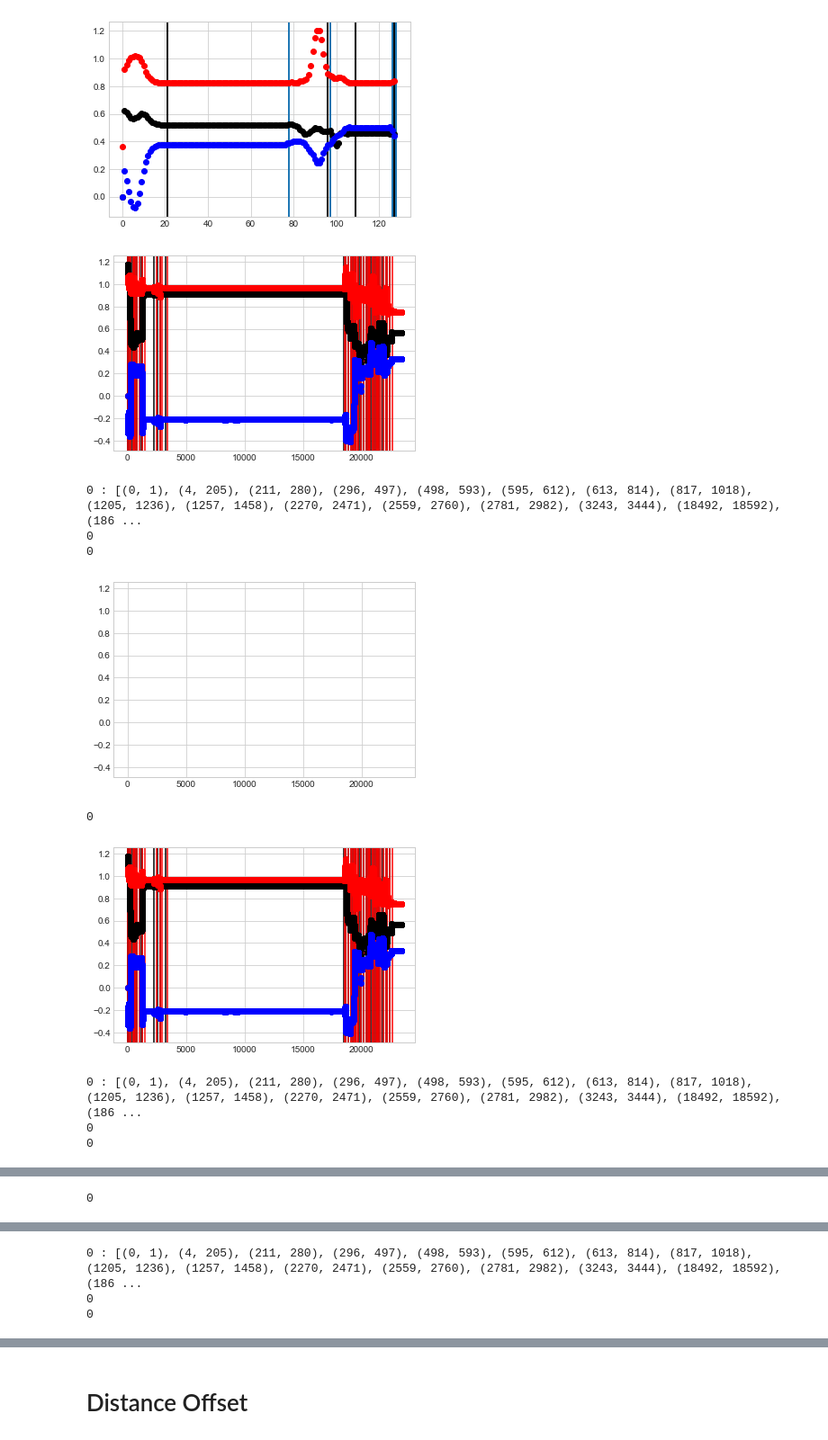
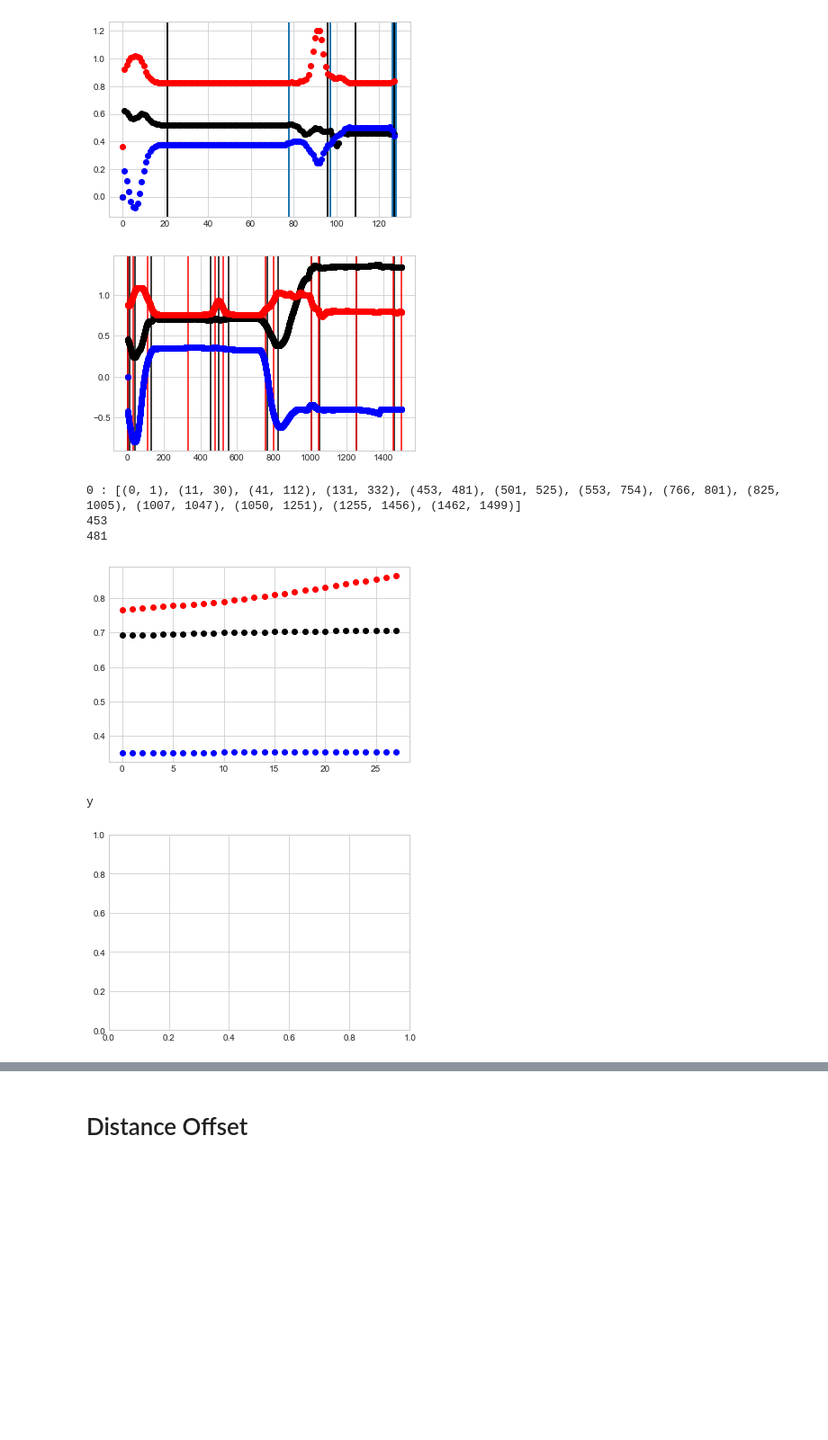
Before and after one commit to DavidMChan/FlatWorld, a Jupyter notebook: scripts/Error Analysis.ipynb, the cells around one changed output, grey strips where cells are left out. Shown at 90% size. Saved outputs shown, nothing was run; the diff lists cells and outputs as text; code cells hidden in the pictures; blank space fills up the shorter version.

```diff
--- a/scripts/Error Analysis.ipynb
+++ b/scripts/Error Analysis.ipynb
@@ -114,7 +115,12 @@ def group_data(file):
     return events
 
 p1_data = group_data(p1_file)
-print(len(p1_data))
+p2_data = group_data(p2_file)
+p3_data = group_data(p3_file)
+p4_data = group_data(p4_file)
+p5_data = group_data(p5_file)
+
+
 
 # TODO: Do something to map correctly (by hand?) to experiment conditions.
 # %% [output]
@@ -149,6 +155,9 @@ plt.plot(range(len(xs)), zs, 'o', color='blue')
 [<matplotlib.lines.Line2D at 0x...>]
 [figure]
 # %%
+# This code is all only necessary for manual trimming at the start.
+# Never needs to be run again :)
+"""
 def is_moving(xs, ys, zs):
     return ((not almost_eq(xs[-1], xs[-2]) and almost_eq(xs[-2], xs[-3])) or
         (not almost_eq(ys[-1], ys[-2]) and almost_eq(ys[-2], ys[-3])) or
@@ -158,9 +167,8 @@ def is_moving(xs, ys, zs):
 def almost_eq(a, b):
     return abs(a-b) < .001
 
-def trim_events_to_trial(data):
-    trimmed_data = copy.deepcopy(data)
-    for trial_num, trial in enumerate(trimmed_data):
+def add_trim_metadata(data):
+    for trial_num, trial in enumerate(data):
         xs = []
         ys = []
         zs = []
@@ -172,9 +180,9 @@ def trim_events_to_trial(data):
         start_y = 0
 
         for i, event in enumerate(trial['object_events']):
-            xs.append(float(event['x']))
-            ys.append(float(event['y']))
-            zs.append(float(event['z']))
+            xs.append(event['x'])
+            ys.append(event['y'])
+            zs.append(event['z'])
             if curr_range_start is not None:
                 if abs(ys[-1] - start_y) >= .1 or i - curr_range_start > 200:
                     ranges.append((curr_range_start, i))
@@ -194,51 +202,59 @@ def trim_events_to_trial(data):
             for i in start_v_lines:
                 plt.axvline(x=i, color='black')
             for i in end_v_lines:
                 plt.axvline(x=i, color='red')
 
             plt.plot(range(len(xs)), xs, 'o', color='black')
             plt.plot(range(len(xs)), ys, 'o', color='red') # Confirmed as vertical direction!
             plt.plot(range(len(xs)), zs, 'o', color='blue')
             display.display(plt.gcf())
 
             print(trial_num, ':', ranges)
+#             if 'end_i' in trial:
+#                 print(trial['start_i'], trial['end_i'])
             start = int(input())
             end = int(input())
 
             plt.cla()
 
             plt.plot(range(end-start), xs[start:end], 'o', color='black')
             plt.plot(range(end-start), ys[start:end], 'o', color='red') # Confirmed as vertical direction!
             plt.plot(range(end-start), zs[start:end], 'o', color='blue')
             display.display(plt.gcf())
 
             valid = input()
 
-            trial['object_events'] = trial['object_events'][start:end]
+#             trial['object_events'] = trial['object_events'][start:end]
 
             plt.cla()
-        event['start_i'] = start
-        event['end_i'] = end
+        trial['start_i'] = start
+        trial['end_i'] = end
 
-    return trimmed_data
 
-trim_events_to_trial(p1_data)
+def custom_add_trim_metadata(data, trial_i, start_i, end_i):
+    copy_data = copy.deepcopy(data)
+    copy_data = [copy_data[trial_i]]
+    copy_data[0]['object_events'] = copy_data[0]['object_events'][start_i:end_i]
+    add_trim_metadata(copy_data)
+    data[trial_i]['start_i'] = copy_data[0]['start_i'] + start_i
+    data[trial_i]['end_i'] = copy_data[0]['end_i'] + start_i
+    return copy_data
 
-# def custom_trim(trimmed_data, trial_i, start_i, end_i):
-#     copy_data = copy.deep_copy(trimmed_data)
-#     copy_data[trial_i]['object_events'] = copy_data[trial_i]['object_events'][start_i:end_i]
-#     copy_data[trial_i] = trim_events_to_trial([copy_data[trial_i]])[0]
-#     return copy_data
+# add_trim_metadata(p5_data)
+# custom_add_trim_metadata(p5_data, 63, 0, 1500)
 
-# test = trim_events_to_trial([p1_data[22][]])
+# custom_add_trim_metadata(p5_data, 43, 1100, 1300)
+# custom_add_trim_metadata(p5_data, 51, 170, 220)
+# custom_add_trim_metadata(p5_data, 75, 400, 600)
+# custom_add_trim_metadata(p5_data, 78, 410, 600)
+custom_add_trim_metadata(p5_data, 79, 0, 1500)
+pass
+"""
 # %% [output]
-[figure, old version]
+[figure, new version]
-0 : [(0, 1), (4, 205), (211, 280), (296, 497), (498, 593), (595, 612), (613, 814), (817, 1018), (1205, 1236), (1257, 1458), (2270, 2471), (2559, 2760), (2781, 2982), (3243, 3444), (18492, 18592), (186 ...
-0
-0
+0 : [(0, 1), (11, 30), (41, 112), (131, 332), (453, 481), (501, 525), (553, 754), (766, 801), (825, 1005), (1007, 1047), (1050, 1251), (1255, 1456), (1462, 1499)]
+453
+481
-[figure, old version]
+[figure, new version]
-0
+y
-[figure, old version]
+[figure, new version]
-0 : [(0, 1), (4, 205), (211, 280), (296, 497), (498, 593), (595, 612), (613, 814), (817, 1018), (1205, 1236), (1257, 1458), (2270, 2471), (2559, 2760), (2781, 2982), (3243, 3444), (18492, 18592), (186 ...
-0
-0
@@ -246 +260,0 @@ trim_events_to_trial(p1_data)
-0
@@ -248,3 +260,0 @@ trim_events_to_trial(p1_data)
-0 : [(0, 1), (4, 205), (211, 280), (296, 497), (498, 593), (595, 612), (613, 814), (817, 1018), (1205, 1236), (1257, 1458), (2270, 2471), (2559, 2760), (2781, 2982), (3243, 3444), (18492, 18592), (186 ...
-0
-0
```
Also changed, not shown: parts of 19 cells of this notebook.
